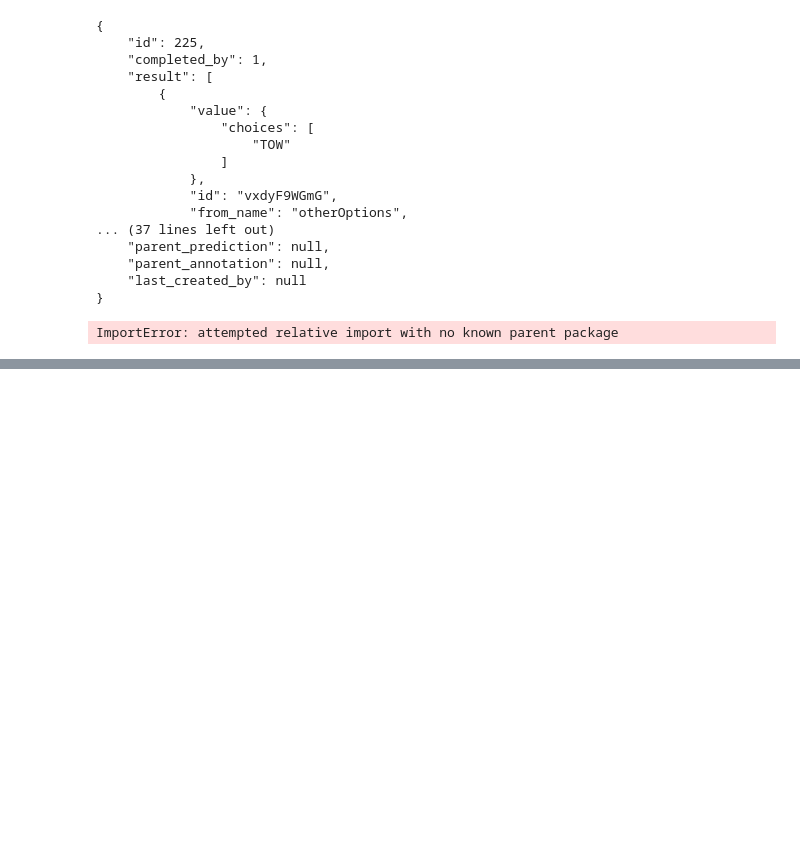
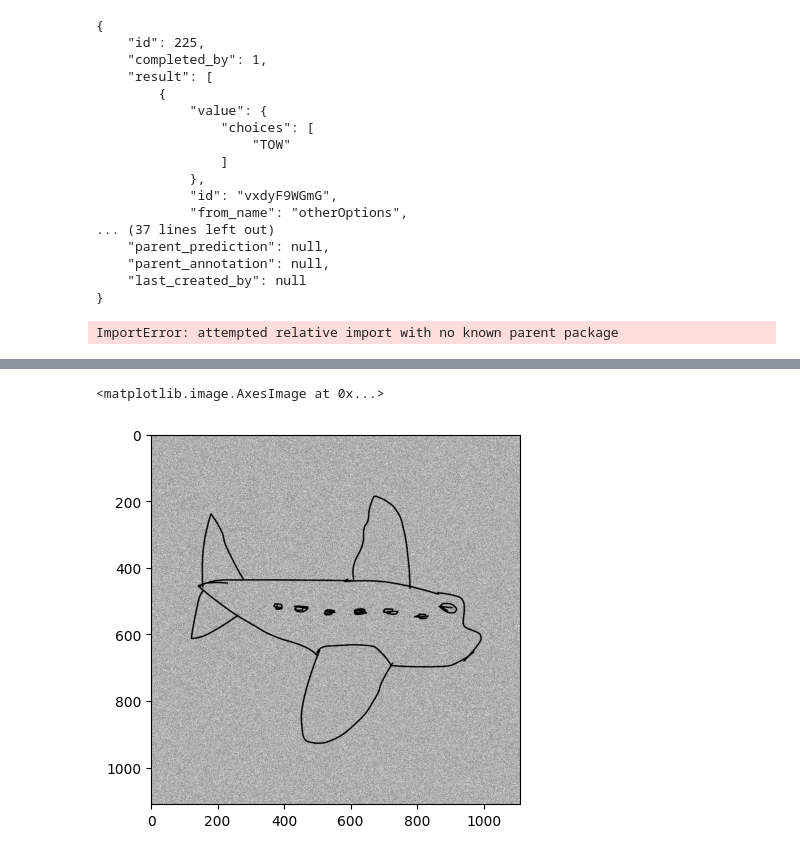
Before and after one commit to EvgheniiBeriozchin/watermark-detection, a Jupyter notebook: playground/Playground.ipynb, the cells around one changed output, grey strips where cells are left out. Drawn from its saved outputs; the diff is of its cells as text; code cells hidden in the pictures; blank space fills up the shorter version.

```diff
--- a/playground/Playground.ipynb
+++ b/playground/Playground.ipynb
@@ -137,0 +145,12 @@ ImportError: attempted relative import with no known parent package
+# %%
+import random
+
+grey_image = np.copy(image)
+for i, row in enumerate(image):
+    for j, pixel in enumerate(row):
+        grey_image[i][j] = max(pixel - random.randint(10, 150), 0)
+
+plt.imshow(grey_image, cmap='gray', vmin=0, vmax=255)
+# %% [output]
+<matplotlib.image.AxesImage at 0x...>
+[figure, added]
```
Also changed, not shown: parts of 8 cells of this notebook, 1 other file.
